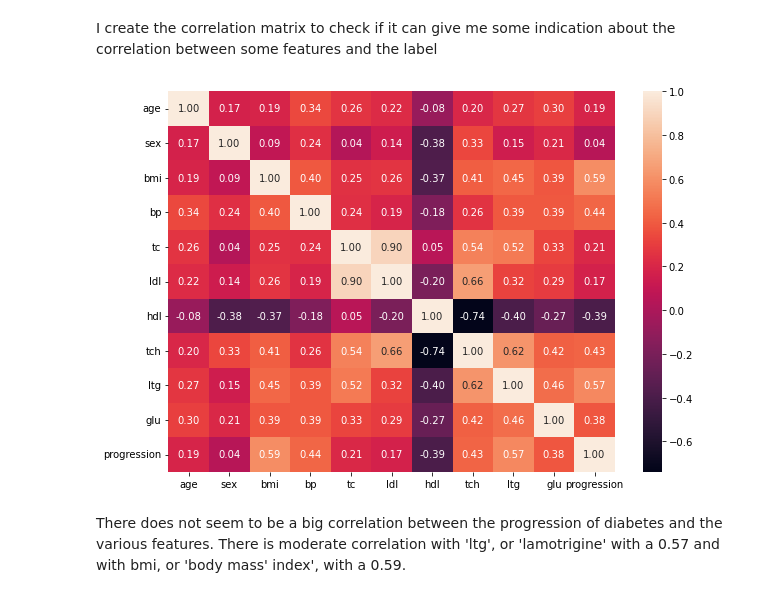
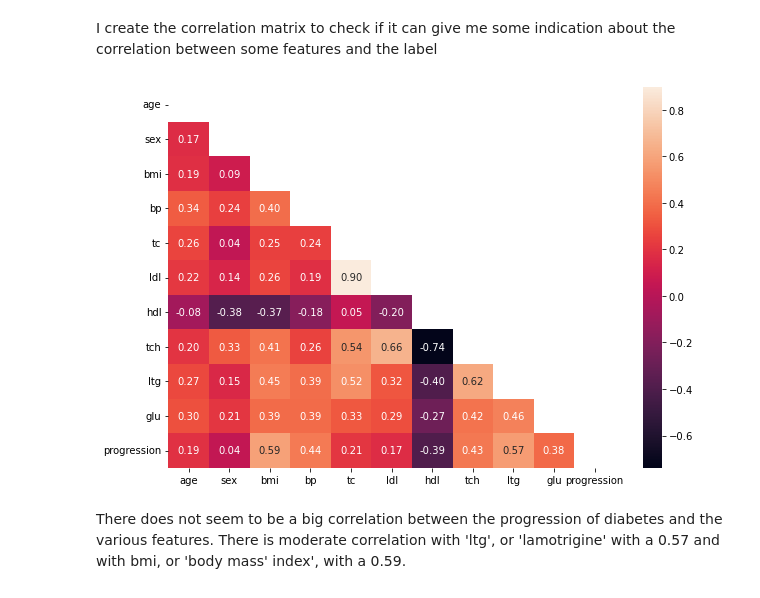
Before and after one commit to federico-trotta/predicting_diabetes_with_ML, a Jupyter notebook: diabetes_predictions.ipynb, the cells around one changed output. Drawn from its saved outputs; the diff is of its cells as text; code cells hidden in the pictures.

```diff
--- a/diabetes_predictions.ipynb
+++ b/diabetes_predictions.ipynb
@@ -120,13 +124,13 @@ Also, apart from a couple of exceptions, we see that all values (mean, min, max
 # %% [markdown]
 I create the correlation matrix to check if it can give me some indication about the correlation between some features and the label
 # %%
-#figure size
-plt.figure(figsize=(10, 7))
+#applying mask
+mask = np.triu(np.ones_like(df.corr()))
 
 #correlation matrix
-dataplot = sns.heatmap(df.corr(), annot=True, fmt='.2f')
+dataplot = sns.heatmap(df.corr(), annot=True, fmt='.2f', mask=mask)
 # %% [output]
-[figure, old version]
+[figure, new version]
 # %% [markdown]
 There does not seem to be a big correlation between the progression of diabetes and the various features. There is moderate correlation with 'ltg', or 'lamotrigine' with a 0.57 and with bmi, or 'body mass' index', with a 0.59.
 # %% [markdown]
```
Also changed, not shown: parts of 14 cells of this notebook, 1 other file.
